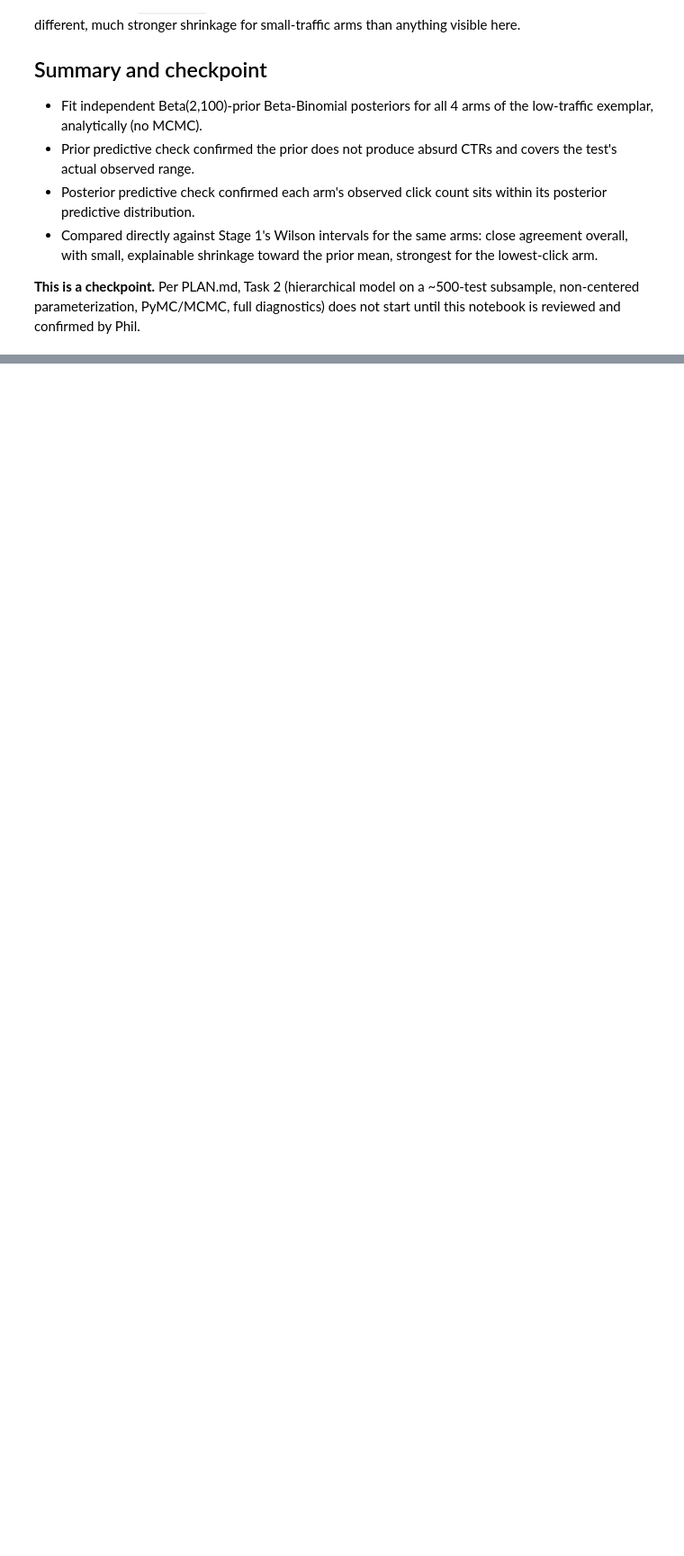
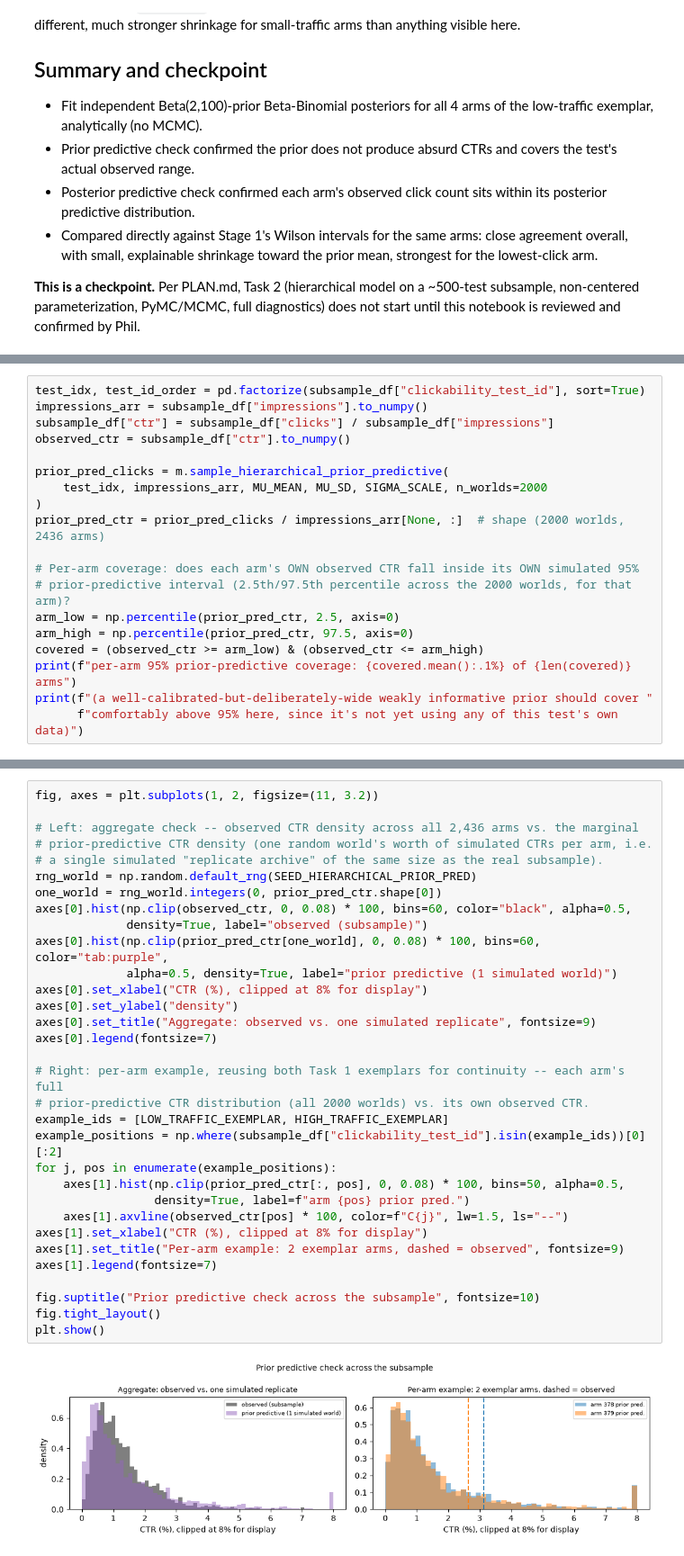
Before and after one commit to pmacias/clickworthy, a Jupyter notebook: notebooks/03_hierarchical_bayes.ipynb, the cells around one changed output, grey strips where cells are left out. Shown at 90% size. Drawn from its saved outputs; the diff is of its cells as text; blank space fills up the shorter version.

```diff
--- a/notebooks/03_hierarchical_bayes.ipynb
+++ b/notebooks/03_hierarchical_bayes.ipynb
@@ -233,0 +606,19 @@ plt.show()
+# %%
+test_idx, test_id_order = pd.factorize(subsample_df["clickability_test_id"], sort=True)
+impressions_arr = subsample_df["impressions"].to_numpy()
+subsample_df["ctr"] = subsample_df["clicks"] / subsample_df["impressions"]
+observed_ctr = subsample_df["ctr"].to_numpy()
+
+prior_pred_clicks = m.sample_hierarchical_prior_predictive(
+    test_idx, impressions_arr, MU_MEAN, MU_SD, SIGMA_SCALE, n_worlds=2000
+)
+prior_pred_ctr = prior_pred_clicks / impressions_arr[None, :]  # shape (2000 worlds, 2436 arms)
+
+# Per-arm coverage: does each arm's OWN observed CTR fall inside its OWN simulated 95%
+# prior-predictive interval (2.5th/97.5th percentile across the 2000 worlds, for that arm)?
+arm_low = np.percentile(prior_pred_ctr, 2.5, axis=0)
+arm_high = np.percentile(prior_pred_ctr, 97.5, axis=0)
+covered = (observed_ctr >= arm_low) & (observed_ctr <= arm_high)
+print(f"per-arm 95% prior-predictive coverage: {covered.mean():.1%} of {len(covered)} arms")
+print(f"(a well-calibrated-but-deliberately-wide weakly informative prior should cover "
+      f"comfortably above 95% here, since it's not yet using any of this test's own data)")
@@ -233,0 +628,34 @@ plt.show()
+# %%
+fig, axes = plt.subplots(1, 2, figsize=(11, 3.2))
+
+# Left: aggregate check -- observed CTR density across all 2,436 arms vs. the marginal
+# prior-predictive CTR density (one random world's worth of simulated CTRs per arm, i.e.
+# a single simulated "replicate archive" of the same size as the real subsample).
+rng_world = np.random.default_rng(SEED_HIERARCHICAL_PRIOR_PRED)
+one_world = rng_world.integers(0, prior_pred_ctr.shape[0])
+axes[0].hist(np.clip(observed_ctr, 0, 0.08) * 100, bins=60, color="black", alpha=0.5,
+             density=True, label="observed (subsample)")
+axes[0].hist(np.clip(prior_pred_ctr[one_world], 0, 0.08) * 100, bins=60, color="tab:purple",
+             alpha=0.5, density=True, label="prior predictive (1 simulated world)")
+axes[0].set_xlabel("CTR (%), clipped at 8% for display")
+axes[0].set_ylabel("density")
+axes[0].set_title("Aggregate: observed vs. one simulated replicate", fontsize=9)
+axes[0].legend(fontsize=7)
+
+# Right: per-arm example, reusing both Task 1 exemplars for continuity -- each arm's full
+# prior-predictive CTR distribution (all 2000 worlds) vs. its own observed CTR.
+example_ids = [LOW_TRAFFIC_EXEMPLAR, HIGH_TRAFFIC_EXEMPLAR]
+example_positions = np.where(subsample_df["clickability_test_id"].isin(example_ids))[0][:2]
+for j, pos in enumerate(example_positions):
+    axes[1].hist(np.clip(prior_pred_ctr[:, pos], 0, 0.08) * 100, bins=50, alpha=0.5,
+                 density=True, label=f"arm {pos} prior pred.")
+    axes[1].axvline(observed_ctr[pos] * 100, color=f"C{j}", lw=1.5, ls="--")
+axes[1].set_xlabel("CTR (%), clipped at 8% for display")
+axes[1].set_title("Per-arm example: 2 exemplar arms, dashed = observed", fontsize=9)
+axes[1].legend(fontsize=7)
+
+fig.suptitle("Prior predictive check across the subsample", fontsize=10)
+fig.tight_layout()
+plt.show()
+# %% [output]
+[figure, added]
```
Also changed, not shown: parts of 31 cells of this notebook, 4 other files.
